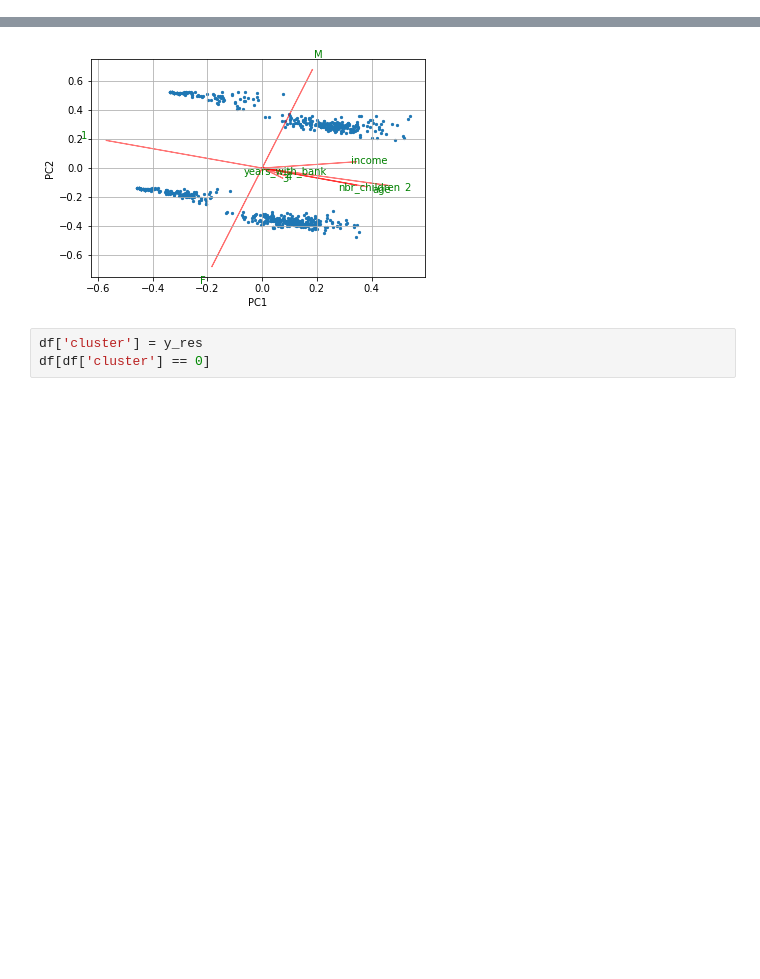
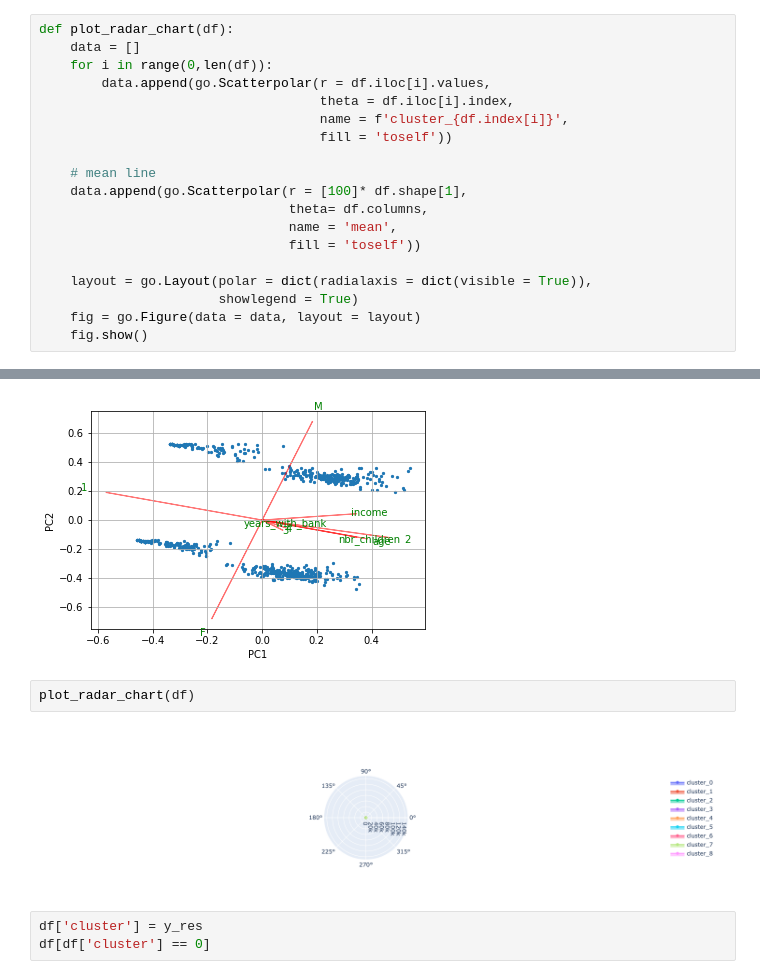
Before and after one commit to emre-bolcakan/miniproject-III, a Jupyter notebook: mini-project-III.ipynb, the cells around one changed output, grey strips where cells are left out. Drawn from its saved outputs; the diff is of its cells as text; blank space fills up the shorter version.

```diff
--- a/mini-project-III.ipynb
+++ b/mini-project-III.ipynb
@@ -29,3 +30,22 @@ from sklearn.cluster import AgglomerativeClustering
+# %%
+def plot_radar_chart(df):
+    data = []
+    for i in range(0,len(df)):
+        data.append(go.Scatterpolar(r = df.iloc[i].values,
+                                    theta = df.iloc[i].index,
+                                    name = f'cluster_{df.index[i]}',
+                                    fill = 'toself'))
+
+    # mean line
+    data.append(go.Scatterpolar(r = [100]* df.shape[1],
+                                theta= df.columns,
+                                name = 'mean',
+                                fill = 'toself'))
+
+    layout = go.Layout(polar = dict(radialaxis = dict(visible = True)),
+                       showlegend = True)
+    fig = go.Figure(data = data, layout = layout)
+    fig.show()
 # %%
 def plot_dendrogram(X,method ='ward'):
     dendrogram = sch.dendrogram(sch.linkage(X, method=method))
@@ -192,6 +212,10 @@ plot_clusters(pca[:,0:2], y_res, 'PCA1', 'PCA2', plt_cluster_centers = True)
 myplot(pca[:,0:2],np.transpose(pcamodel.components_[0:2, :]),list(x.columns))
 # %% [output]
 [figure]
+# %%
+plot_radar_chart(df)
+# %% [output]
+[figure, added]
 # %%
 df['cluster'] = y_res
 df[df['cluster'] == 0]
```
Also changed, not shown: parts of 29 cells of this notebook.
